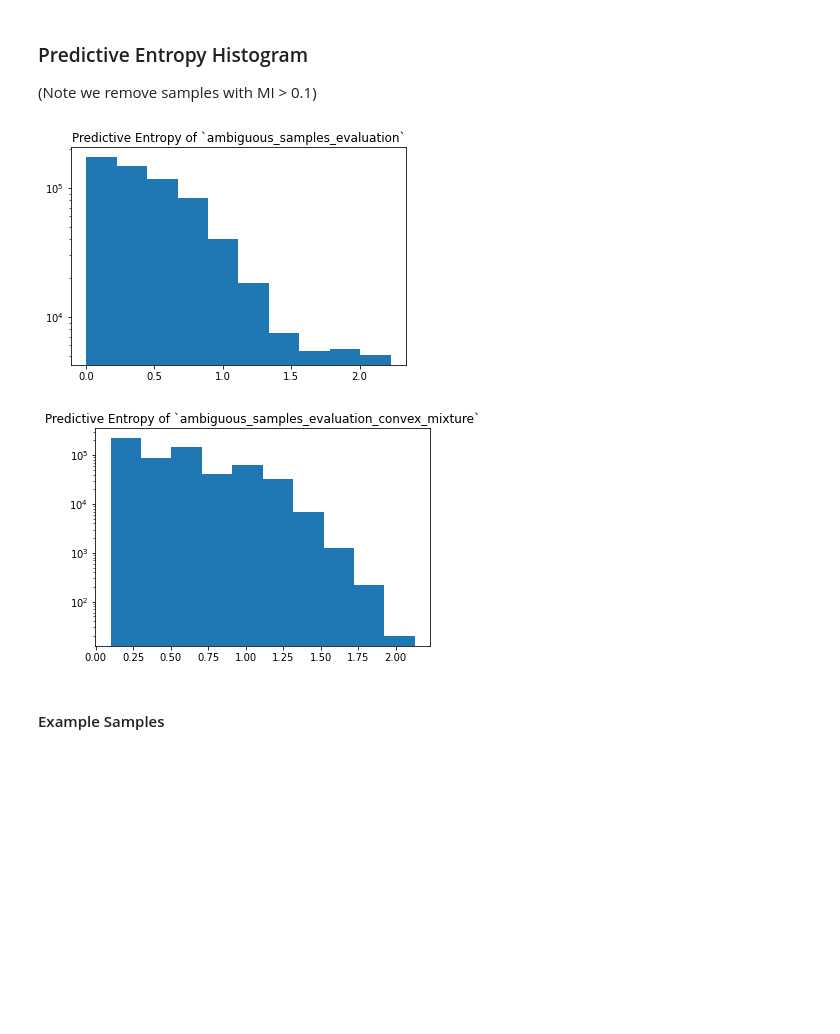
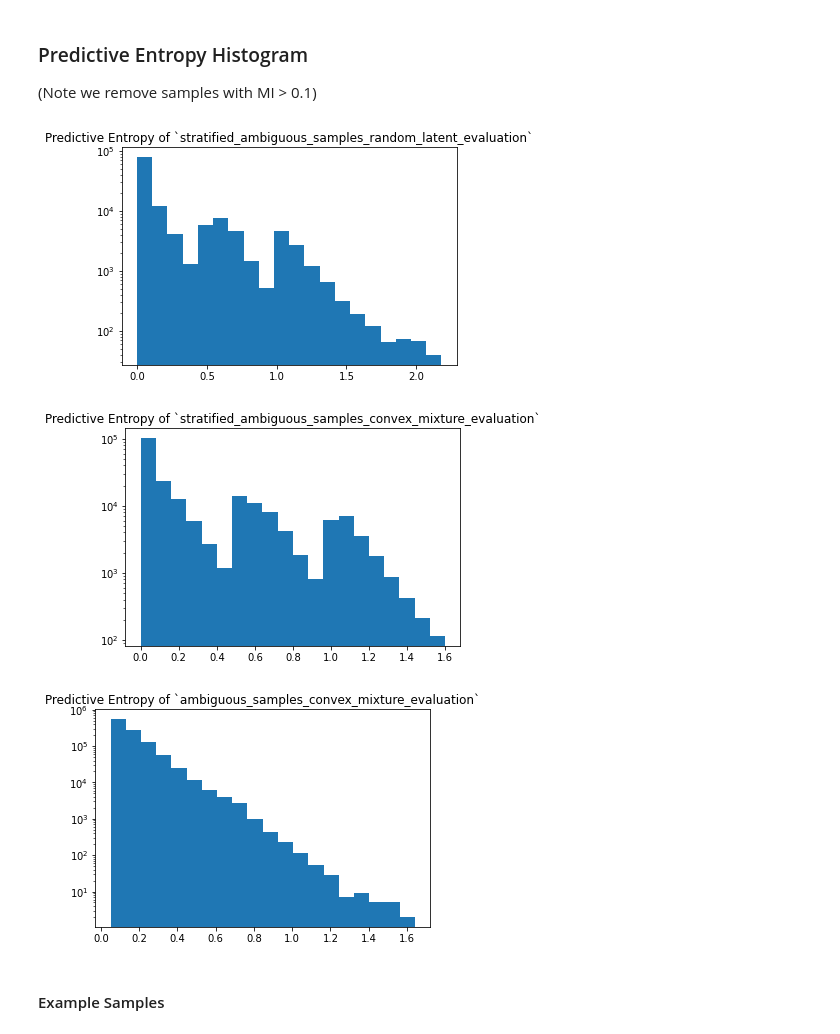
Before and after one commit to BlackHC/ddu_dirty_mnist, a Jupyter notebook: 02_dirtymnist.ipynb, the cells around one changed output. Cells and saved outputs as stored; diff of their text form; code cells hidden in the pictures; blank space fills up the shorter version.

Commit message:
Attempt to streamline DirtyMNIST creation

```diff
--- a/02_dirtymnist.ipynb
+++ b/02_dirtymnist.ipynb
@@ -573,9 +610,9 @@ The calibrated histogram mostly matches MNIST now.
 @restore_or_create("stratified_ambiguous_samples.pt", recreate=False)
 @torch.no_grad()
 def create_stratified_ambiguous_samples():
-    mi_threshold = 0.1
-    bin_edges = [0, 0.1, 0.5, 1.0, 10.0]
-    target_counts = [60000, 300000, 200000, 100000]
+    mi_threshold = 0.05
+    bin_edges = [0, 0.05, 0.5, 1.0, 10.0]
+    target_counts = [60000, 30000, 20000, 10000]
     num_bins = len(bin_edges) - 1
     bucket_counts = [0] * num_bins
     buckets = [[] for _ in range(num_bins)]
@@ -591,8 +628,8 @@ def create_stratified_ambiguous_samples():
         z = torch.randn(batch_size, 32).cuda()
         decoded_lerps = vae.decoder(z).view(batch_size, 1, 28, 28)
 
-        whitened_samples = whiten_mnist(calibrated_post_process_vae_mnist(decoded_lerps))
-        lenet_pre_softmaxs = [lenet(whitened_samples.cuda()) for lenet in lenets]
+        normalized_samples = normalize_mnist(adjusted_post_process_vae_output(decoded_lerps))
+        lenet_pre_softmaxs = [lenet(normalized_samples.cuda()) for lenet in lenets]
         lenet_pre_softmaxs = torch.stack(lenet_pre_softmaxs)
         batch_pred_entropies = pred_entropy(lenet_pre_softmaxs)
         batch_avg_entropies = avg_entropy(lenet_pre_softmaxs)
@@ -626,7 +663,7 @@ def create_stratified_ambiguous_samples():
     return buckets
 
 
-stratified_ambiguous_samples = create_stratified_ambiguous_samples().cpu()
+stratified_ambiguous_samples_random_latent = create_stratified_ambiguous_samples().cpu()
 # %% [markdown]
 ### Sampling Convex Combinations of MNIST Training Samples
 # %%
@@ -743,8 +875,8 @@ def evaluate_samples(samples):
     predicted_labels = []
 
     for decoded_image_batch in tqdm(torch.split(samples, 32768)):
-        whitened_sample = whiten_mnist(calibrated_post_process_vae_mnist(decoded_image_batch.cuda()))
-        lenet_pre_softmaxs = [lenet(whitened_sample) for lenet in lenets]
+        normalized_sample = normalize_mnist(adjusted_post_process_vae_output(decoded_image_batch.cuda()))
+        lenet_pre_softmaxs = [lenet(normalized_sample) for lenet in lenets]
         lenet_pre_softmaxs = torch.stack(lenet_pre_softmaxs)
 
         batch_pred_entropies = pred_entropy(lenet_pre_softmaxs)
@@ -782,29 +914,40 @@ def evaluate_samples(samples):
     )
 
 
-ambiguous_samples_evaluation = restore_or_create("ambiguous_samples_evaluation.pt", recreate=False)(
-    lambda: evaluate_samples(stratified_ambiguous_samples)
-)()
-ambiguous_samples_evaluation_convex_mixture = restore_or_create(
-    "convex_mixture_ambiguous_samples_evaluation.pt", recreate=False
+stratified_ambiguous_samples_random_latent_evaluation = restore_or_create(
+    "stratified_ambiguous_samples_random_latent_evaluation.pt", recreate=False
+)(lambda: evaluate_samples(stratified_ambiguous_samples_random_latent))()
+
+stratified_ambiguous_samples_convex_mixture_evaluation = restore_or_create(
+    "stratified_ambiguous_samples_convex_mixture_evaluation.pt", recreate=False
 )(lambda: evaluate_samples(stratified_ambiguous_samples_convex_mixture))()
+
+ambiguous_samples_convex_mixture_evaluation = restore_or_create(
+    "ambiguous_samples_convex_mixture_evaluation.pt", recreate=True
+)(lambda: evaluate_samples(ambiguous_samples_convex_mixture))()
 # %% [markdown]
 ### Predictive Entropy Histogram
 
 (Note we remove samples with MI > 0.1)
 # %%
 plt.yscale("log")
-plt.hist(ambiguous_samples_evaluation.pred_entropies.numpy(), bins=10)
-plt.title("Predictive Entropy of `ambiguous_samples_evaluation`")
+plt.hist(stratified_ambiguous_samples_random_latent_evaluation.pred_entropies.numpy(), bins=20)
+plt.title("Predictive Entropy of `stratified_ambiguous_samples_random_latent_evaluation`")
 plt.show()
 
 plt.yscale("log")
-plt.hist(ambiguous_samples_evaluation_convex_mixture.pred_entropies.numpy(), bins=10)
-plt.title("Predictive Entropy of `ambiguous_samples_evaluation_convex_mixture`")
+plt.hist(stratified_ambiguous_samples_convex_mixture_evaluation.pred_entropies.numpy(), bins=20)
+plt.title("Predictive Entropy of `stratified_ambiguous_samples_convex_mixture_evaluation`")
 plt.show()
+
+plt.yscale("log")
+plt.hist(ambiguous_samples_convex_mixture_evaluation.pred_entropies.numpy(), bins=20)
+plt.title("Predictive Entropy of `ambiguous_samples_convex_mixture_evaluation`")
+plt.show()
 # %% [output]
-[figure, old version]
+[figure, new version]
-[figure, old version]
+[figure, new version]
+[figure, added]
 # %% [markdown]
 #### Example Samples
 # %%
```
Also changed, not shown: parts of 91 cells of this notebook, 1 other file.
